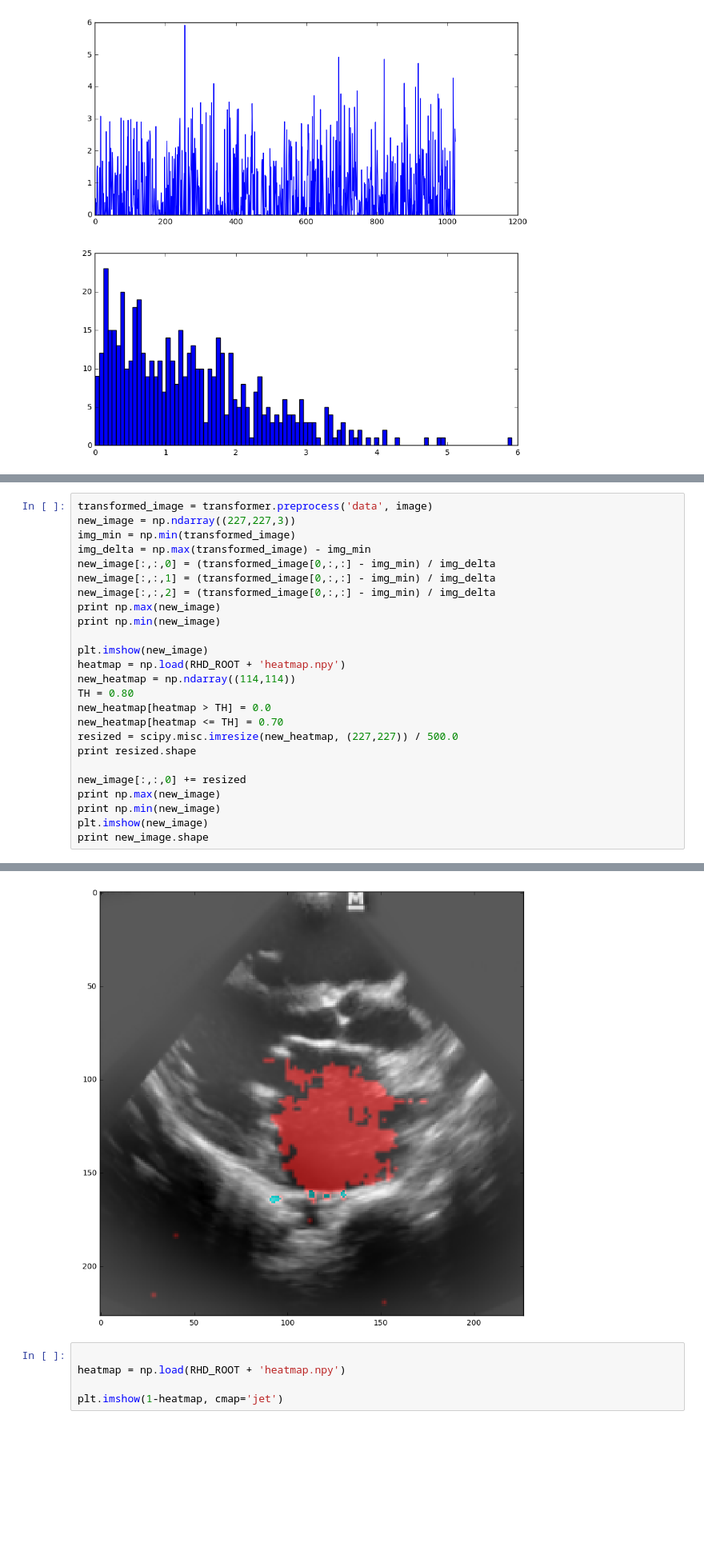
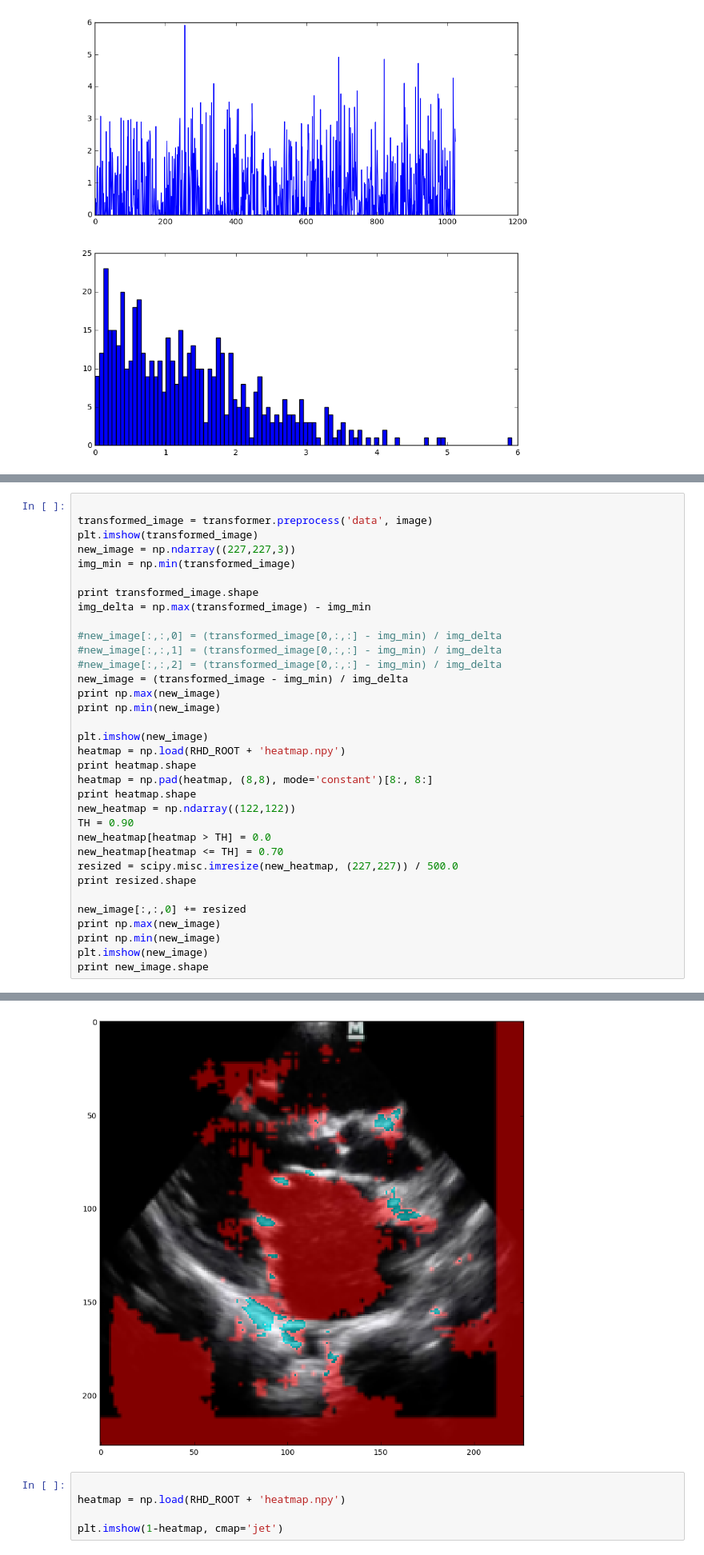
Before and after one commit to johmathe/enmi, a Jupyter notebook: rhd/experiments.ipynb, the cells around one changed output, grey strips where cells are left out. Shown at 80% size. Drawn from its saved outputs; the diff is of its cells as text; blank space fills up the shorter version.

```diff
--- a/rhd/experiments.ipynb
+++ b/rhd/experiments.ipynb
@@ -240,18 +213,27 @@ print my_heat
 # %%
+
 transformed_image = transformer.preprocess('data', image)
+plt.imshow(transformed_image)
 new_image = np.ndarray((227,227,3))
 img_min = np.min(transformed_image)
+
+print transformed_image.shape
 img_delta = np.max(transformed_image) - img_min
-new_image[:,:,0] = (transformed_image[0,:,:] - img_min) / img_delta
-new_image[:,:,1] = (transformed_image[0,:,:] - img_min) / img_delta
-new_image[:,:,2] = (transformed_image[0,:,:] - img_min) / img_delta
+
+#new_image[:,:,0] = (transformed_image[0,:,:] - img_min) / img_delta
+#new_image[:,:,1] = (transformed_image[0,:,:] - img_min) / img_delta
+#new_image[:,:,2] = (transformed_image[0,:,:] - img_min) / img_delta
+new_image = (transformed_image - img_min) / img_delta
 print np.max(new_image)
 print np.min(new_image)
 
 plt.imshow(new_image)
 heatmap = np.load(RHD_ROOT + 'heatmap.npy')
-new_heatmap = np.ndarray((114,114))
-TH = 0.80
+print heatmap.shape
+heatmap = np.pad(heatmap, (8,8), mode='constant')[8:, 8:]
+print heatmap.shape
+new_heatmap = np.ndarray((122,122))
+TH = 0.90
 new_heatmap[heatmap > TH] = 0.0
 new_heatmap[heatmap <= TH] = 0.70
 resized = scipy.misc.imresize(new_heatmap, (227,227)) / 500.0
@@ -270,6 +255,6 @@ print new_image.shape
 0.0
 (227, 227, 3)
-[figure, old version]
+[figure, new version]
 # %%
 
 heatmap = np.load(RHD_ROOT + 'heatmap.npy')
```
Also changed, not shown: parts of 6 cells of this notebook, 5 other files.
